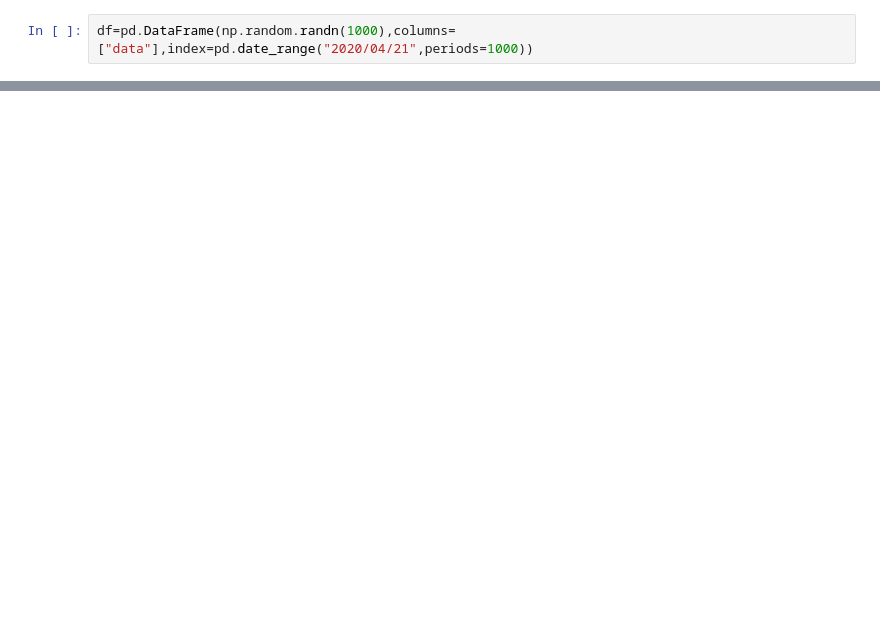
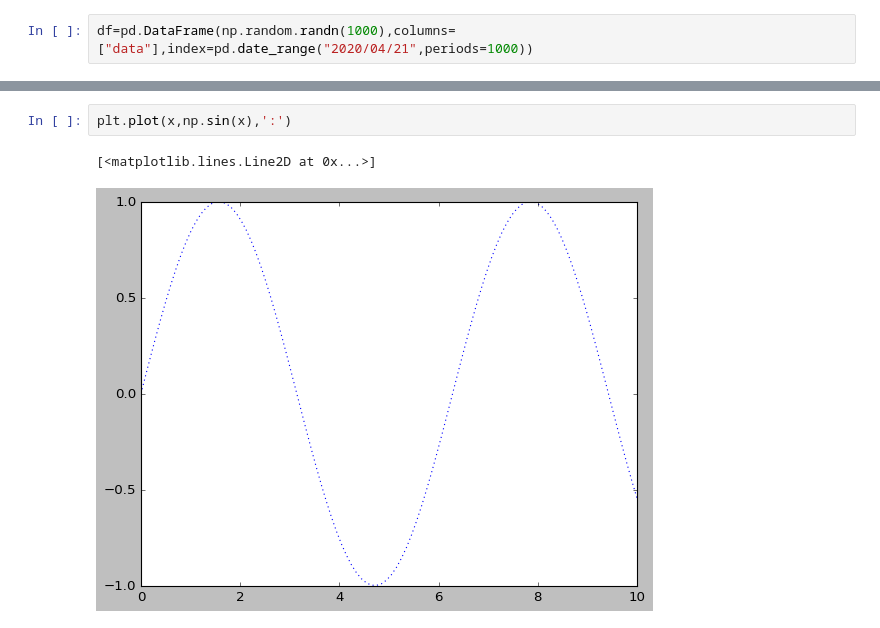
Before and after one commit to omkarpattnaik8080/Matplotlib01, a Jupyter notebook: MatplotlibComplete.ipynb, the cells around one changed output, grey strips where cells are left out. Drawn from its saved outputs; the diff is of its cells as text; blank space fills up the shorter version.

```diff
--- a/MatplotlibComplete.ipynb
+++ b/MatplotlibComplete.ipynb
@@ -53,0 +98,5 @@ df.plot(figsize=(20,8))
+# %%
+plt.plot(x,np.sin(x),':')
+# %% [output]
+[<matplotlib.lines.Line2D at 0x...>]
+[figure, added]
```
Also changed, not shown: parts of 11 cells of this notebook.
